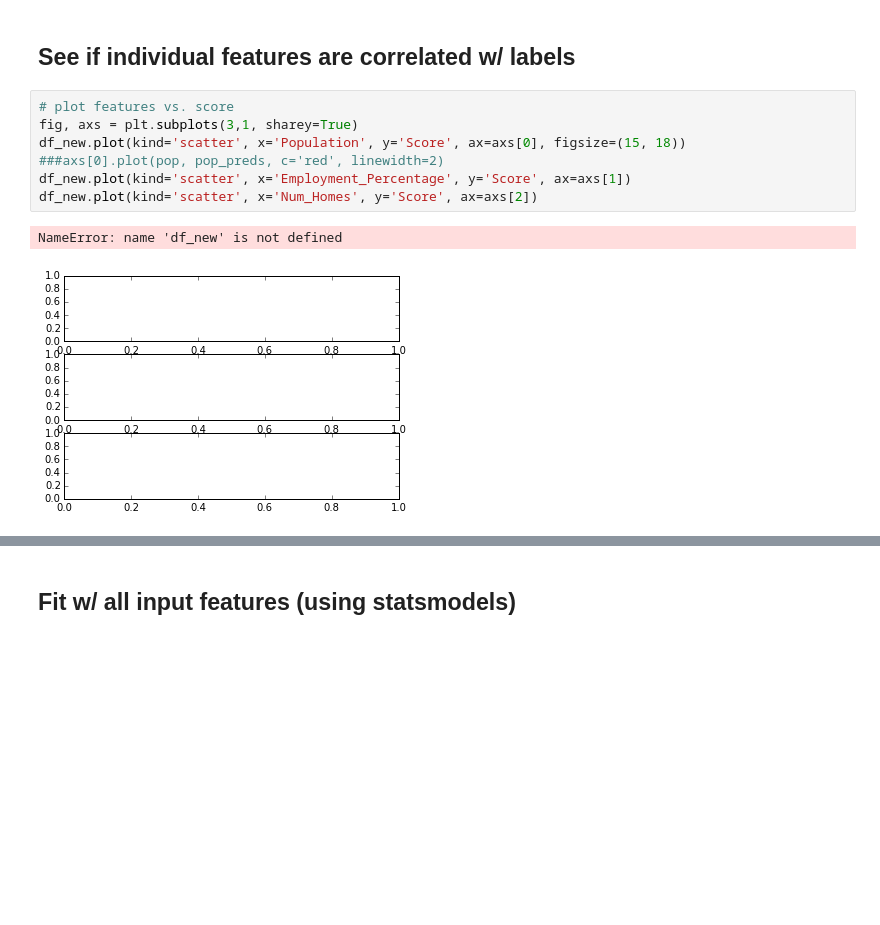
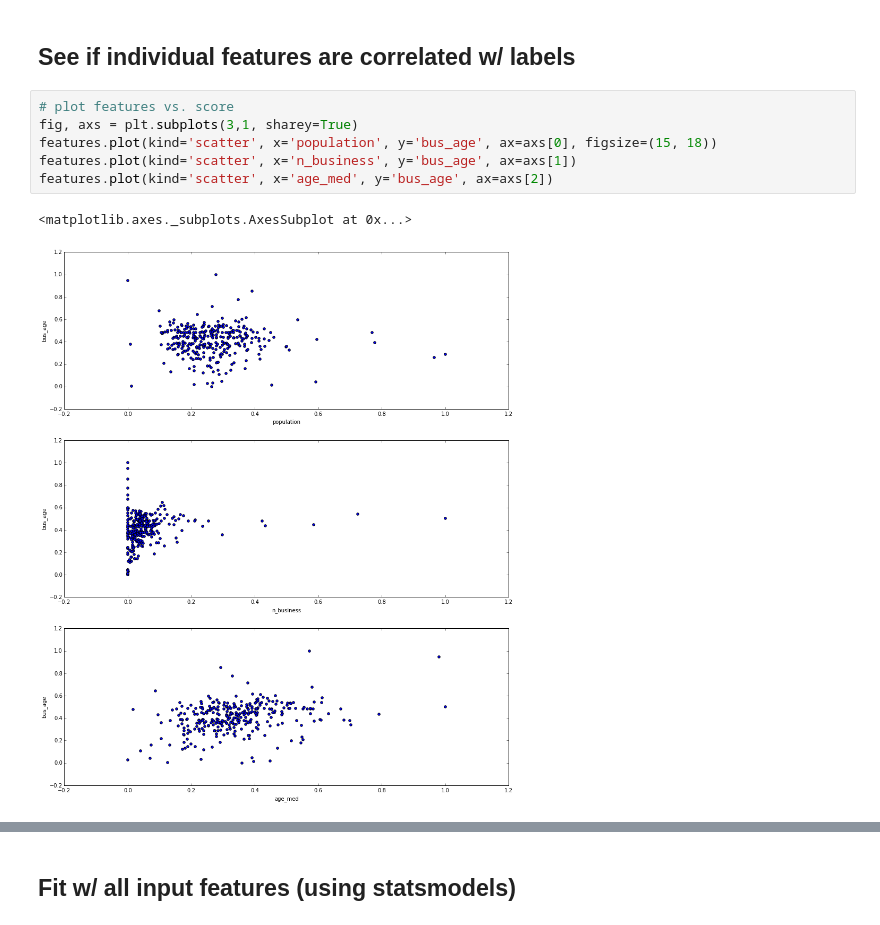
Before and after one commit to jmsilverman/insight_project, a Jupyter notebook: lin_reg_training2.ipynb, the cells around one changed output, grey strips where cells are left out. Cells and saved outputs as stored; diff of their text form; blank space fills up the shorter version.

```diff
--- a/lin_reg_training2.ipynb
+++ b/lin_reg_training2.ipynb
@@ -37,12 +130,11 @@ features[:10]
 # %%
 # plot features vs. score
 fig, axs = plt.subplots(3,1, sharey=True)
-df_new.plot(kind='scatter', x='Population', y='Score', ax=axs[0], figsize=(15, 18))
-###axs[0].plot(pop, pop_preds, c='red', linewidth=2)
-df_new.plot(kind='scatter', x='Employment_Percentage', y='Score', ax=axs[1])
-df_new.plot(kind='scatter', x='Num_Homes', y='Score', ax=axs[2])
+features.plot(kind='scatter', x='population', y='bus_age', ax=axs[0], figsize=(15, 18))
+features.plot(kind='scatter', x='n_business', y='bus_age', ax=axs[1])
+features.plot(kind='scatter', x='age_med', y='bus_age', ax=axs[2])
 # %% [output]
-NameError: name 'df_new' is not defined
+<matplotlib.axes._subplots.AxesSubplot at 0x...>
-[figure, old version]
+[figure, new version]
 # %%
 # plot features vs. score
```
Also changed, not shown: parts of 18 cells of this notebook.
